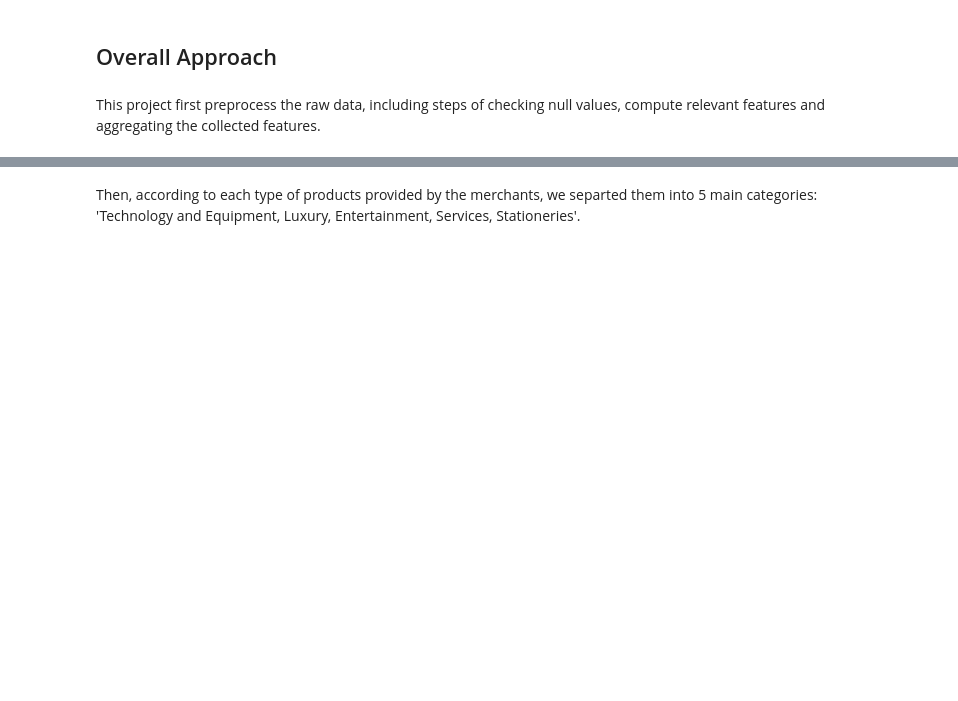
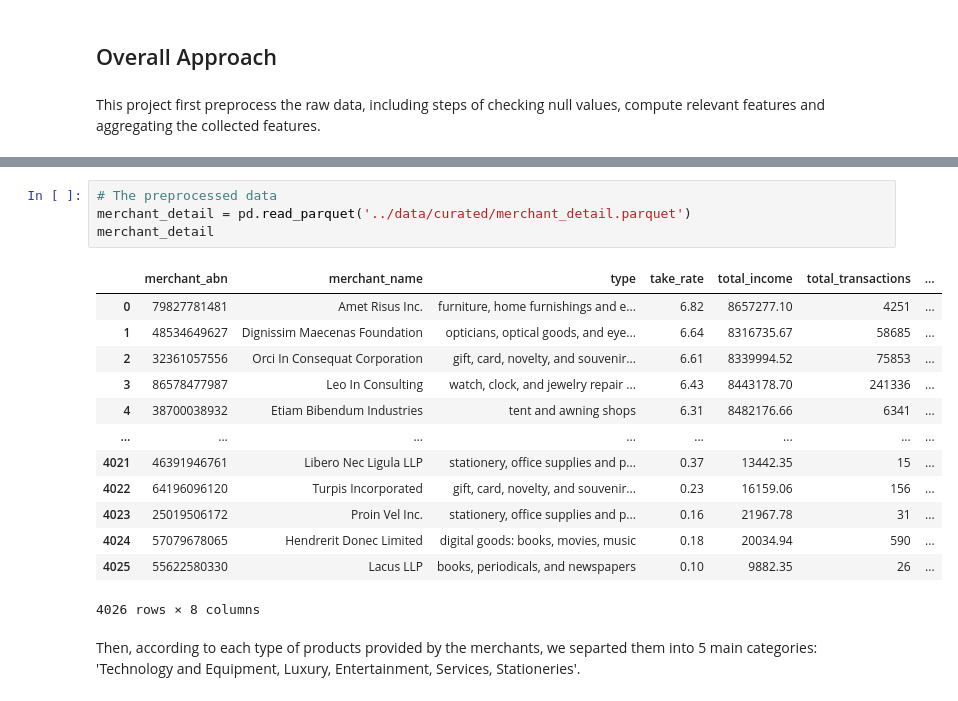
Before and after one commit to MAST30034-Applied-Data-Science/generic-buy-now-pay-later-project-group-33, a Jupyter notebook: notebooks/Summary of Project.ipynb, the cells around one changed output, grey strips where cells are left out. Drawn from its saved outputs; the diff is of its cells as text; blank space fills up the shorter version.

```diff
--- a/notebooks/Summary of Project.ipynb
+++ b/notebooks/Summary of Project.ipynb
@@ -9,2 +16,20 @@ This project first preprocess the raw data, including steps of checking null val
+# %%
+# The preprocessed data
+merchant_detail = pd.read_parquet('../data/curated/merchant_detail.parquet')
+merchant_detail
+# %% [output]
+|  | merchant_abn | merchant_name | type | take_rate | total_income | total_transactions | ... |
+| 0 | 79827781481 | Amet Risus Inc. | furniture, home furnishings and e... | 6.82 | 8657277.10 | 4251 | ... |
+| 1 | 48534649627 | Dignissim Maecenas Foundation | opticians, optical goods, and eye... | 6.64 | 8316735.67 | 58685 | ... |
+| 2 | 32361057556 | Orci In Consequat Corporation | gift, card, novelty, and souvenir... | 6.61 | 8339994.52 | 75853 | ... |
+| 3 | 86578477987 | Leo In Consulting | watch, clock, and jewelry repair ... | 6.43 | 8443178.70 | 241336 | ... |
+| 4 | 38700038932 | Etiam Bibendum Industries | tent and awning shops | 6.31 | 8482176.66 | 6341 | ... |
+| ... | ... | ... | ... | ... | ... | ... | ... |
+| 4021 | 46391946761 | Libero Nec Ligula LLP | stationery, office supplies and p... | 0.37 | 13442.35 | 15 | ... |
+| 4022 | 64196096120 | Turpis Incorporated | gift, card, novelty, and souvenir... | 0.23 | 16159.06 | 156 | ... |
+| 4023 | 25019506172 | Proin Vel Inc. | stationery, office supplies and p... | 0.16 | 21967.78 | 31 | ... |
+| 4024 | 57079678065 | Hendrerit Donec Limited | digital goods: books, movies, music | 0.18 | 20034.94 | 590 | ... |
+| 4025 | 55622580330 | Lacus LLP | books, periodicals, and newspapers | 0.10 | 9882.35 | 26 | ... |
+4026 rows × 8 columns
 # %% [markdown]
 Then, according to each type of products provided by the merchants, we separted them into 5 main categories: 'Technology and Equipment, Luxury, Entertainment, Services, Stationeries'.
```
Also changed, not shown: parts of 17 cells of this notebook, 4 other files.
